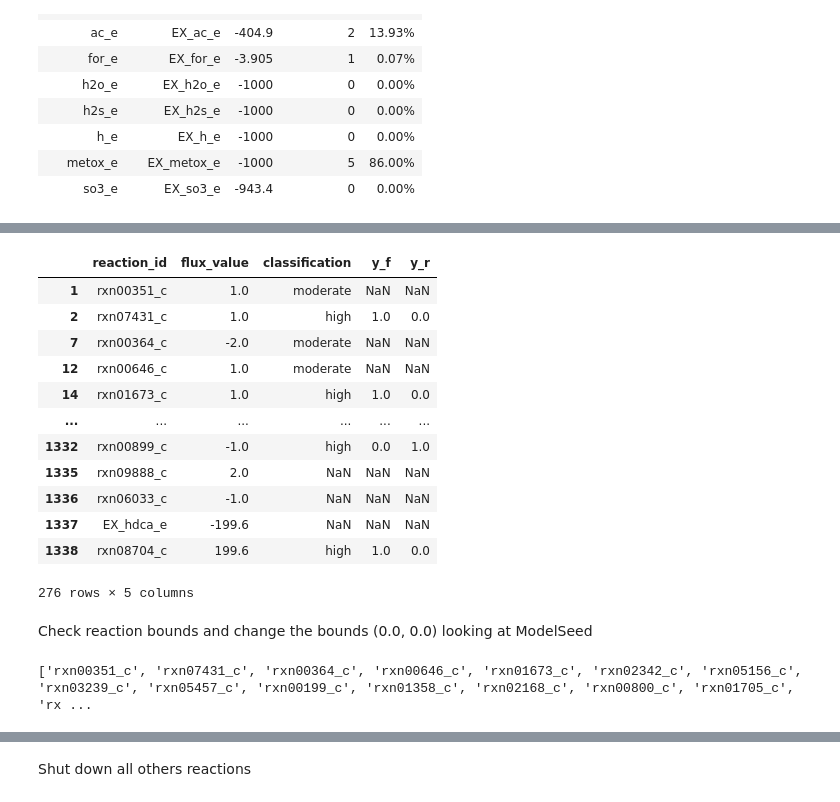
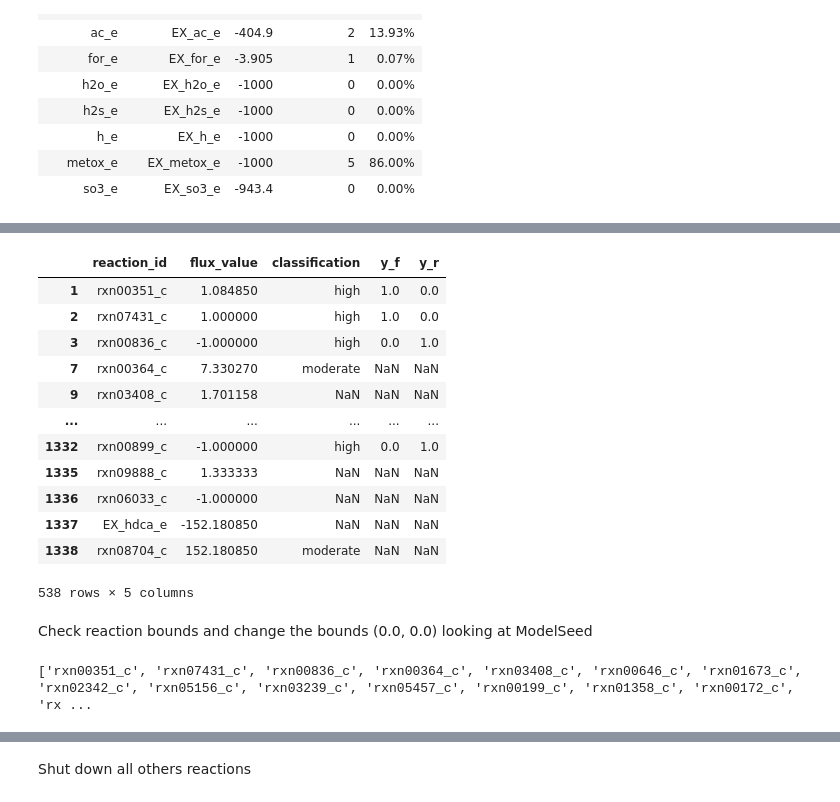
Before and after one commit to BondonMickael/M_xanthus-E_coli-Predation, a Jupyter notebook: notebooks/test_iMAT_network.ipynb, the cells around one changed output, grey strips where cells are left out. Cells and saved outputs as stored; diff of their text form; code cells hidden in the pictures.

Commit message:
- Get iMAT results for predation

```diff
--- a/notebooks/test_iMAT_network.ipynb
+++ b/notebooks/test_iMAT_network.ipynb
@@ -53,8 +53,11 @@ Secretion
 | metox_e | EX_metox_e | -1000 | 5 | 86.00% |
 | so3_e | EX_so3_e | -943.4 | 0 | 0.00% |
 # %%
-iMAT_res = pd.read_csv("/home/mickael/github/M_xanthus-E_coli-Predation/results/Model_V3_hdca/W1_Alone/epsilon_1.0_quantiles_40_70.tsv", sep="\t")
-#iMAT_res = pd.read_csv("/home/mickael/github/M_xanthus-E_coli-Predation/results/iMat/reactionData_classification_name.csv", sep=";", index_col="Unnamed: 0")
+iMAT_res = pd.read_csv(
+    "/home/mickael/github/M_xanthus-E_coli-Predation/results/Model_V4_iMAT/Ec1/epsilon_1.0_quantiles_40_70.tsv",
+    sep="\t",
+)
+# iMAT_res = pd.read_csv("/home/mickael/github/M_xanthus-E_coli-Predation/results/iMat/reactionData_classification_name.csv", sep=";", index_col="Unnamed: 0")
 iMAT_res
 # %% [output]
 |  | reaction_id | flux_value | classification | y_f | y_r |
@@ -72,22 +75,24 @@ iMAT_res
 1339 rows × 5 columns
 # %%
-iMAT_res_filter = iMAT_res[iMAT_res.flux_value != 0] # take all the flux different from 0 (so active one)
-#iMAT_res_filter = iMAT_res[iMAT_res.flux != 0]
+iMAT_res_filter = iMAT_res[
+    iMAT_res.flux_value != 0
+]  # take all the flux different from 0 (so active one)
+# iMAT_res_filter = iMAT_res[iMAT_res.flux != 0]
 iMAT_res_filter
 # %% [output]
 |  | reaction_id | flux_value | classification | y_f | y_r |
-| 1 | rxn00351_c | 1.0 | moderate | NaN | NaN |
-| 2 | rxn07431_c | 1.0 | high | 1.0 | 0.0 |
-| 7 | rxn00364_c | -2.0 | moderate | NaN | NaN |
-| 12 | rxn00646_c | 1.0 | moderate | NaN | NaN |
-| 14 | rxn01673_c | 1.0 | high | 1.0 | 0.0 |
+| 1 | rxn00351_c | 1.084850 | high | 1.0 | 0.0 |
+| 2 | rxn07431_c | 1.000000 | high | 1.0 | 0.0 |
+| 3 | rxn00836_c | -1.000000 | high | 0.0 | 1.0 |
+| 7 | rxn00364_c | 7.330270 | moderate | NaN | NaN |
+| 9 | rxn03408_c | 1.701158 | NaN | NaN | NaN |
 | ... | ... | ... | ... | ... | ... |
-| 1332 | rxn00899_c | -1.0 | high | 0.0 | 1.0 |
-| 1335 | rxn09888_c | 2.0 | NaN | NaN | NaN |
-| 1336 | rxn06033_c | -1.0 | NaN | NaN | NaN |
-| 1337 | EX_hdca_e | -199.6 | NaN | NaN | NaN |
-| 1338 | rxn08704_c | 199.6 | high | 1.0 | 0.0 |
+| 1332 | rxn00899_c | -1.000000 | high | 0.0 | 1.0 |
+| 1335 | rxn09888_c | 1.333333 | NaN | NaN | NaN |
+| 1336 | rxn06033_c | -1.000000 | NaN | NaN | NaN |
+| 1337 | EX_hdca_e | -152.180850 | NaN | NaN | NaN |
+| 1338 | rxn08704_c | 152.180850 | moderate | NaN | NaN |
-276 rows × 5 columns
+538 rows × 5 columns
 # %%
 # # Create dictionary to convert name to id
 # Dico_reaction = {}
@@ -109,4 +114,4 @@ for i in iMAT_res_filter["reaction_id"]:
     active_list.append(i)
 print(active_list)
 # %% [output]
-['rxn00351_c', 'rxn07431_c', 'rxn00364_c', 'rxn00646_c', 'rxn01673_c', 'rxn02342_c', 'rxn05156_c', 'rxn03239_c', 'rxn05457_c', 'rxn00199_c', 'rxn01358_c', 'rxn02168_c', 'rxn00800_c', 'rxn01705_c', 'rx ...
+['rxn00351_c', 'rxn07431_c', 'rxn00836_c', 'rxn00364_c', 'rxn03408_c', 'rxn00646_c', 'rxn01673_c', 'rxn02342_c', 'rxn05156_c', 'rxn03239_c', 'rxn05457_c', 'rxn00199_c', 'rxn01358_c', 'rxn00172_c', 'rx ...
```
Also changed, not shown: parts of 17 cells of this notebook, 13 other files.
